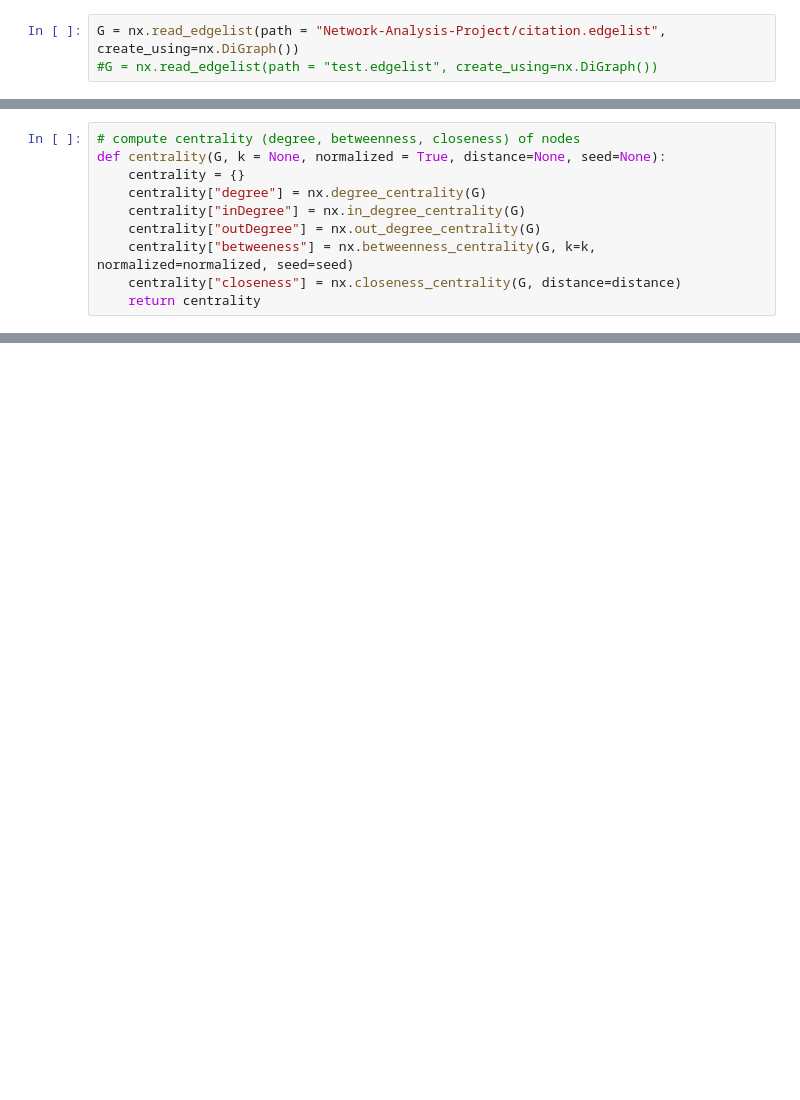
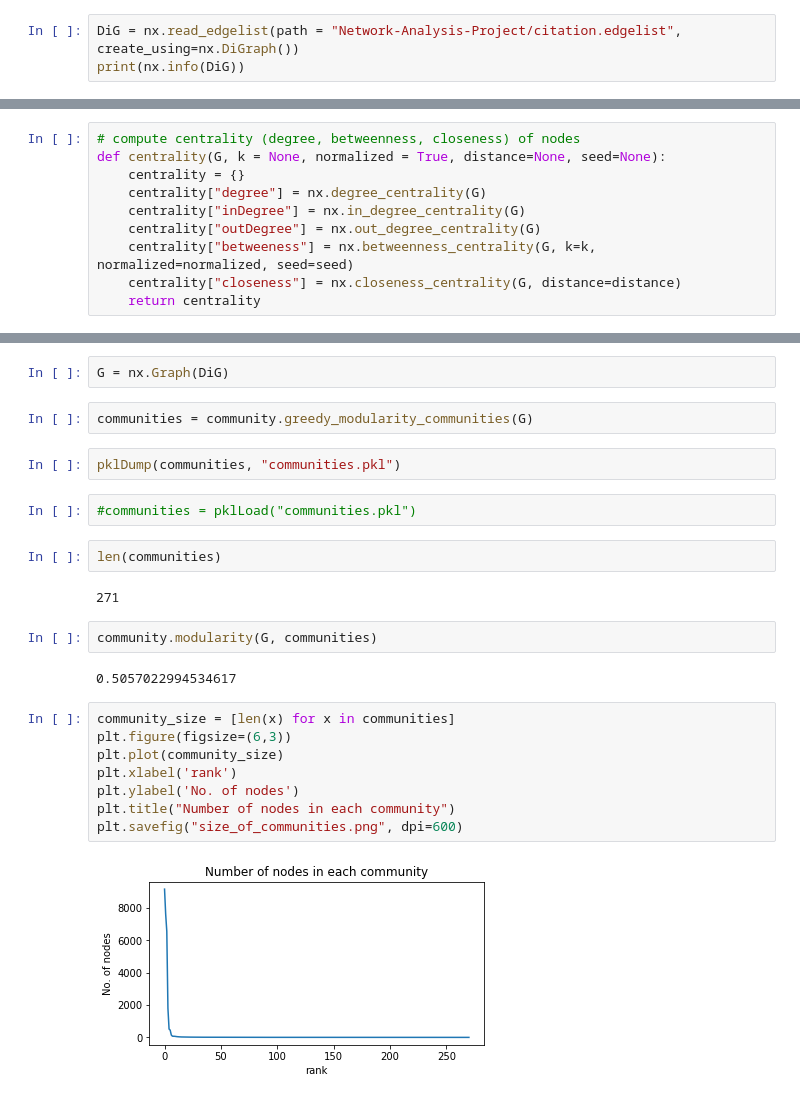
Before and after one commit to xjyssg/Network-Analysis-Project, a Jupyter notebook: centrality_partition.ipynb, the cells around one changed output, grey strips where cells are left out. Drawn from its saved outputs; the diff is of its cells as text; blank space fills up the shorter version.

```diff
--- a/centrality_partition.ipynb
+++ b/centrality_partition.ipynb
@@ -6,3 +9,3 @@ from itertools import islice
 # %%
-G = nx.read_edgelist(path = "Network-Analysis-Project/citation.edgelist", create_using=nx.DiGraph())
-#G = nx.read_edgelist(path = "test.edgelist", create_using=nx.DiGraph())
+DiG = nx.read_edgelist(path = "Network-Analysis-Project/citation.edgelist", create_using=nx.DiGraph())
+print(nx.info(DiG))
@@ -87,0 +80,26 @@ The iterable function was deprecated in Matplotlib 3.1 and will be removed in 3.
+# %%
+G = nx.Graph(DiG)
+# %%
+communities = community.greedy_modularity_communities(G)
+# %%
+pklDump(communities, "communities.pkl")
+# %%
+#communities = pklLoad("communities.pkl")
+# %%
+len(communities)
+# %% [output]
+271
+# %%
+community.modularity(G, communities)
+# %% [output]
+0.5057022994534617
+# %%
+community_size = [len(x) for x in communities]
+plt.figure(figsize=(6,3))
+plt.plot(community_size)
+plt.xlabel('rank')
+plt.ylabel('No. of nodes')
+plt.title("Number of nodes in each community")
+plt.savefig("size_of_communities.png", dpi=600)
+# %% [output]
+[figure, added]
```
Also changed, not shown: parts of 28 cells of this notebook.
